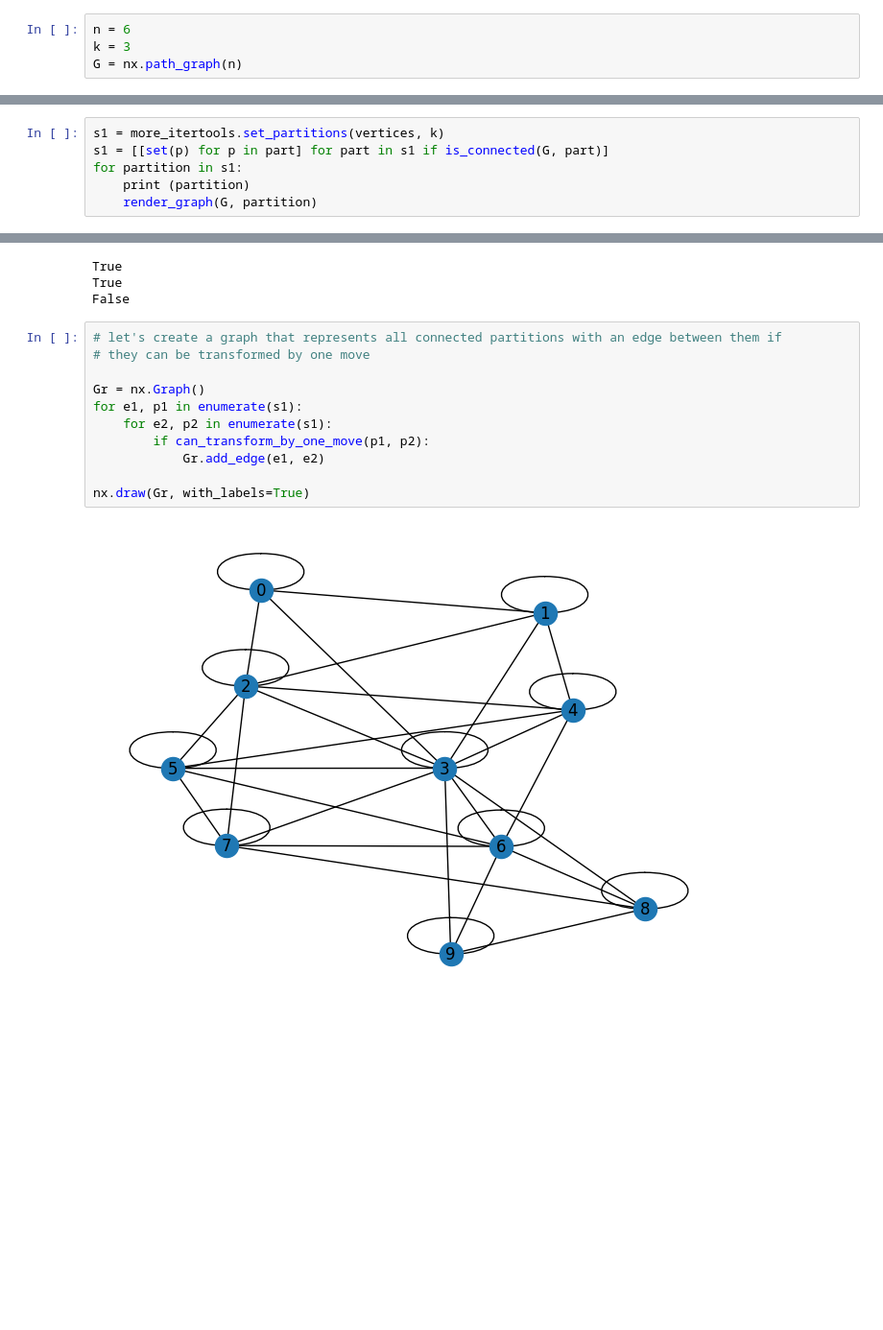
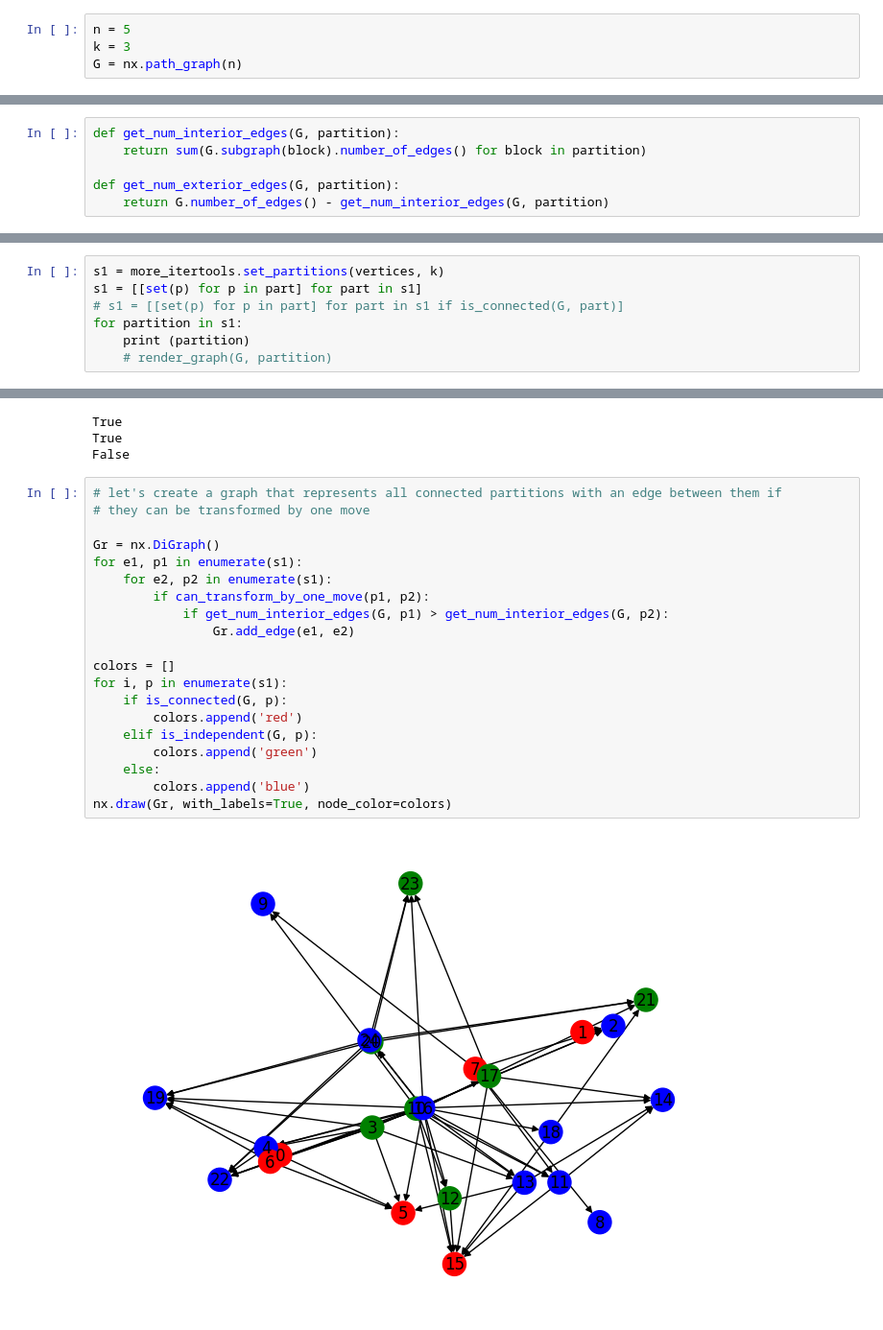
Before and after one commit to davidberth/Hadwiger, a Jupyter notebook: pathfinder.ipynb, the cells around one changed output, grey strips where cells are left out. Shown at 96% size. Cells and saved outputs as stored; diff of their text form; blank space fills up the shorter version.

Commit message:
Working on path finding from complete partitions to independent partitions.

```diff
--- a/pathfinder.ipynb
+++ b/pathfinder.ipynb
@@ -6,7 +6,7 @@ import numpy as np
 import matplotlib.pyplot as plt
 import more_itertools
 # %%
-n = 6
+n = 5
 k = 3
 G = nx.path_graph(n)
 # %%
@@ -55,6 +55,12 @@ def is_independent(G, partition):
         if not nx.is_empty(G.subgraph(block)):
             return False
     return True
+# %%
+def get_num_interior_edges(G, partition):
+    return sum(G.subgraph(block).number_of_edges() for block in partition)
+
+def get_num_exterior_edges(G, partition):
+    return G.number_of_edges() - get_num_interior_edges(G, partition)
 # %%
 def render_graph(G, partition):
 
@@ -70,8 +76,9 @@ def render_graph(G, partition):
     plt.close()
 # %%
 s1 = more_itertools.set_partitions(vertices, k)
-s1 = [[set(p) for p in part] for part in s1 if is_connected(G, part)]
+s1 = [[set(p) for p in part] for part in s1]
+# s1 = [[set(p) for p in part] for part in s1 if is_connected(G, part)]
 for partition in s1:
     print (partition)
-    render_graph(G, partition)
+    # render_graph(G, partition)
 # %% [output]
@@ -146,13 +157,22 @@ False
 # %%
 # let's create a graph that represents all connected partitions with an edge between them if
 # they can be transformed by one move
 
-Gr = nx.Graph()
+Gr = nx.DiGraph()
 for e1, p1 in enumerate(s1):
     for e2, p2 in enumerate(s1):
         if can_transform_by_one_move(p1, p2):
-            Gr.add_edge(e1, e2)
+            if get_num_interior_edges(G, p1) > get_num_interior_edges(G, p2):
+                Gr.add_edge(e1, e2)
 
-nx.draw(Gr, with_labels=True)
+colors = []
+for i, p in enumerate(s1):
+    if is_connected(G, p):
+        colors.append('red')
+    elif is_independent(G, p):
+        colors.append('green')
+    else:
+        colors.append('blue')
+nx.draw(Gr, with_labels=True, node_color=colors)
 # %% [output]
-[figure, old version]
+[figure, new version]
```
Also changed, not shown: parts of 3 cells of this notebook.
